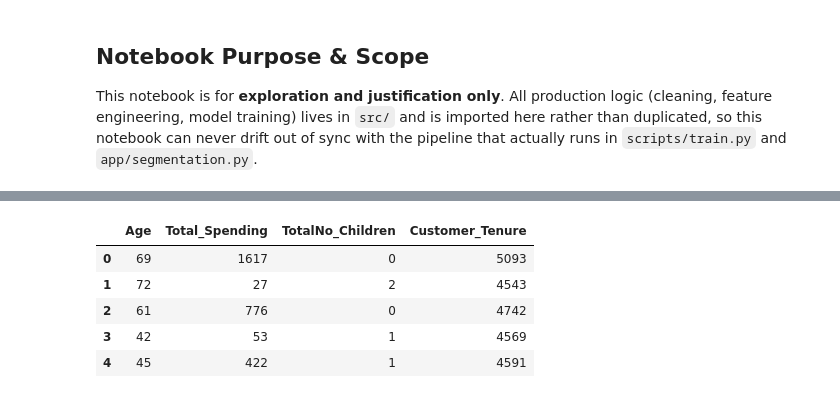
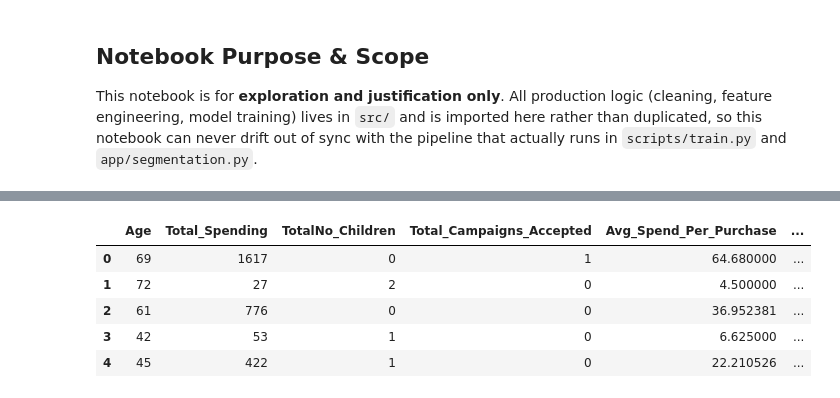
Before and after one commit to Ampofowaa/CustomerSegmentation_Project, a Jupyter notebook: notebooks/Analysis_Model.ipynb, the cells around one changed output, grey strips where cells are left out. Saved outputs shown, nothing was run; the diff lists cells and outputs as text; code cells hidden in the pictures.

```diff
--- a/notebooks/Analysis_Model.ipynb
+++ b/notebooks/Analysis_Model.ipynb
@@ -114,10 +424,14 @@ Rows before cleaning: 2240, after: 2216
 # %%
 df = engineer_features(df)
-df[['Age', 'Total_Spending', 'TotalNo_Children', 'Customer_Tenure']].head()
+engineered_cols = [
+    'Age', 'Total_Spending', 'TotalNo_Children',
+    'Total_Campaigns_Accepted', 'Avg_Spend_Per_Purchase', 'Customer_Tenure',
+]
+df[engineered_cols].head()
 # %% [output]
-|  | Age | Total_Spending | TotalNo_Children | Customer_Tenure |
-| 0 | 69 | 1617 | 0 | 5093 |
-| 1 | 72 | 27 | 2 | 4543 |
-| 2 | 61 | 776 | 0 | 4742 |
-| 3 | 42 | 53 | 1 | 4569 |
-| 4 | 45 | 422 | 1 | 4591 |
+|  | Age | Total_Spending | TotalNo_Children | Total_Campaigns_Accepted | Avg_Spend_Per_Purchase | ... |
+| 0 | 69 | 1617 | 0 | 1 | 64.680000 | ... |
+| 1 | 72 | 27 | 2 | 0 | 4.500000 | ... |
+| 2 | 61 | 776 | 0 | 0 | 36.952381 | ... |
+| 3 | 42 | 53 | 1 | 0 | 6.625000 | ... |
+| 4 | 45 | 422 | 1 | 0 | 22.210526 | ... |
```
Also changed, not shown: parts of 138 cells of this notebook, 15 other files.
